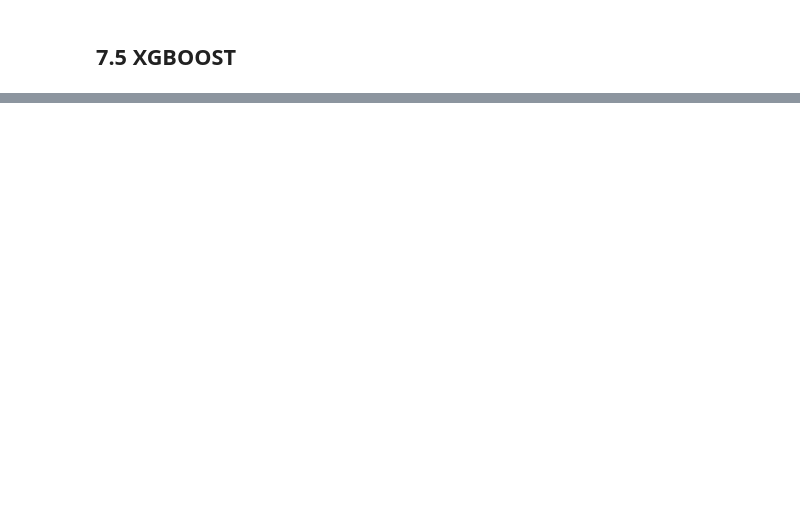
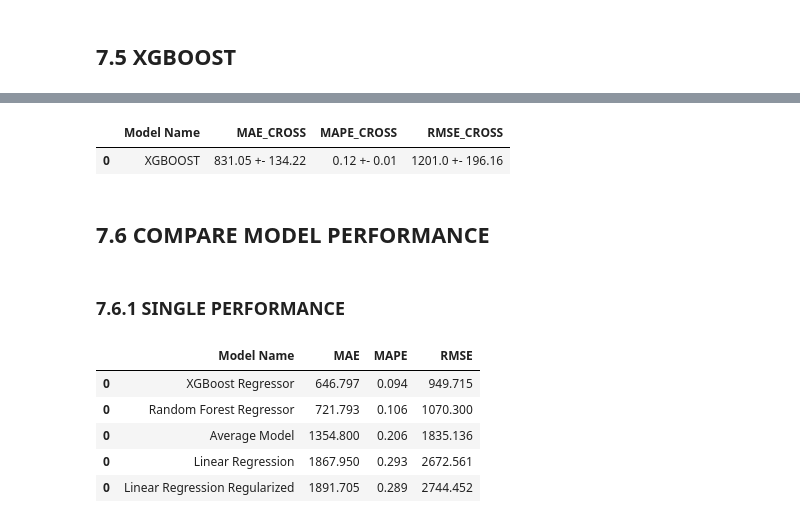
Before and after one commit to 70HNM4C13L/rossmann_store_sales, a Jupyter notebook: m04_01_store-sales_predction.ipynb, the cells around one changed output, grey strips where cells are left out. Drawn from its saved outputs; the diff is of its cells as text; code cells hidden in the pictures; blank space fills up the shorter version.

```diff
--- a/m04_01_store-sales_predction.ipynb
+++ b/m04_01_store-sales_predction.ipynb
@@ -948,0 +1018,19 @@ xgb_result
+# %%
+xgb_cross
+# %% [output]
+|  | Model Name | MAE_CROSS | MAPE_CROSS | RMSE_CROSS |
+| 0 | XGBOOST | 831.05 +- 134.22 | 0.12 +- 0.01 | 1201.0 +- 196.16 |
+# %% [markdown]
+## 7.6 COMPARE MODEL PERFORMANCE
+# %% [markdown]
+### 7.6.1 SINGLE PERFORMANCE
+# %%
+compare_result = pd.concat([baseline, lr_result, lrr_result,rf_result,xgb_result,]).sort_values('RMSE')
+compare_result
+# %% [output]
+|  | Model Name | MAE | MAPE | RMSE |
+| 0 | XGBoost Regressor | 646.797 | 0.094 | 949.715 |
+| 0 | Random Forest Regressor | 721.793 | 0.106 | 1070.300 |
+| 0 | Average Model | 1354.800 | 0.206 | 1835.136 |
+| 0 | Linear Regression | 1867.950 | 0.293 | 2672.561 |
+| 0 | Linear Regression Regularized | 1891.705 | 0.289 | 2744.452 |
```
Also changed, not shown: parts of 30 cells of this notebook.
